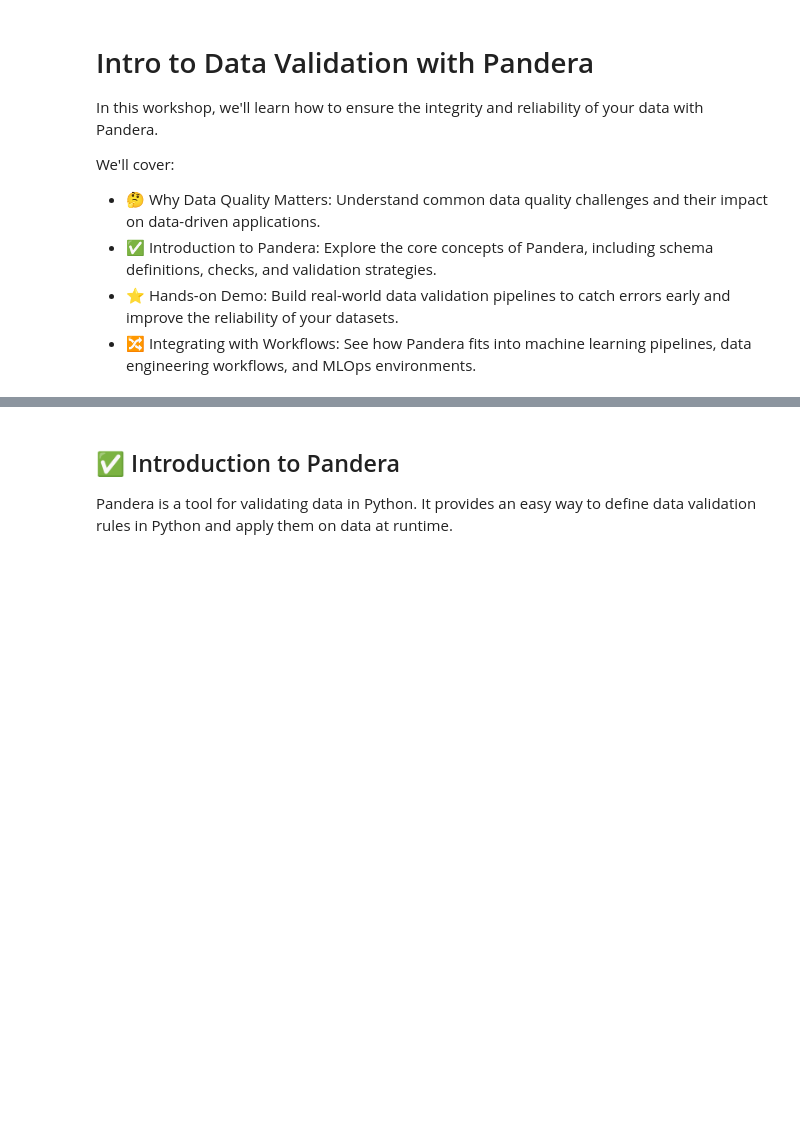
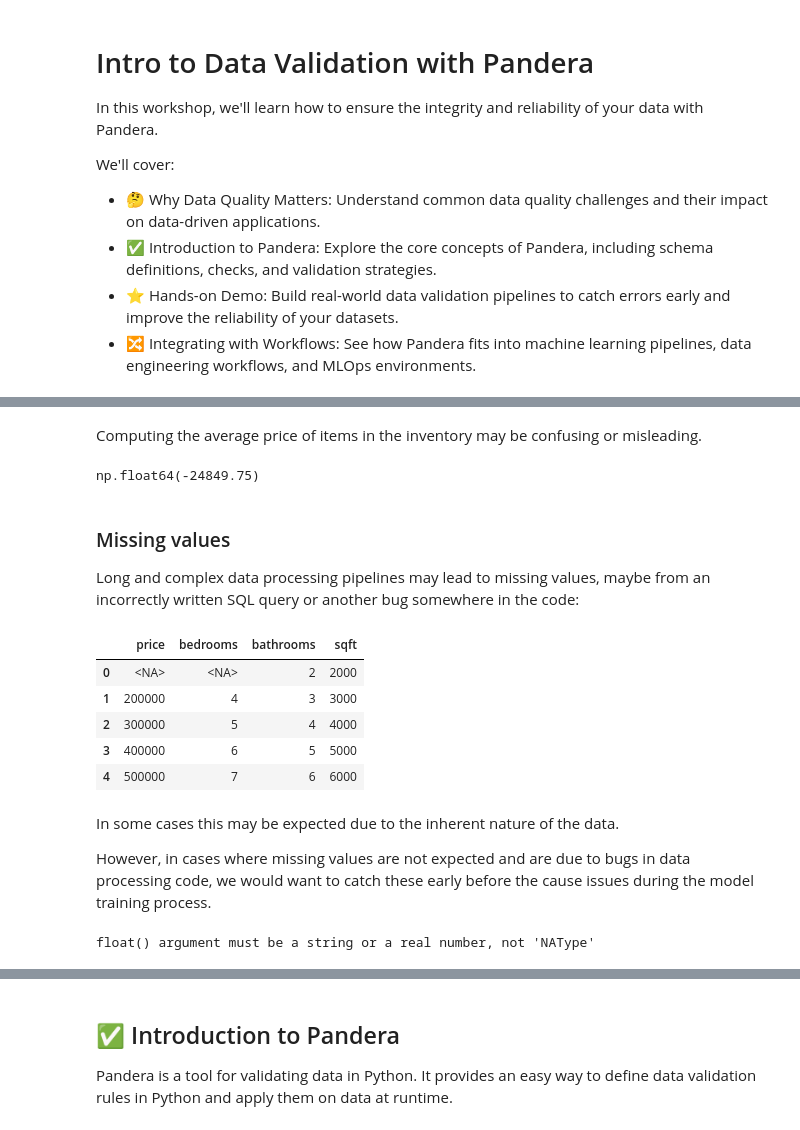
Before and after one commit to unionai-oss/pandera-workshop, a Jupyter notebook: workshop.ipynb, the cells around one changed output, grey strips where cells are left out. Drawn from its saved outputs; the diff is of its cells as text; code cells hidden in the pictures; blank space fills up the shorter version.

```diff
--- a/workshop.ipynb
+++ b/workshop.ipynb
@@ -20,0 +86,43 @@ Common data quality challenges:
+# %% [markdown]
+Computing the average price of items in the inventory may be confusing or misleading.
+# %%
+prices_df["prices"].mean()
+# %% [output]
+np.float64(-24849.75)
+# %% [markdown]
+### Missing values
+
+Long and complex data processing pipelines may lead to missing values, maybe
+from an incorrectly written SQL query or another bug somewhere in the code:
+# %%
+housing_df = pd.DataFrame({
+    "price": [pd.NA, 200000, 300000, 400000, 500000],
+    "bedrooms": [pd.NA, 4, 5, 6, 7],
+    "bathrooms": [2, 3, 4, 5, 6],
+    "sqft": [2000, 3000, 4000, 5000, 6000],
+})
+housing_df
+# %% [output]
+|  | price | bedrooms | bathrooms | sqft |
+| 0 | <NA> | <NA> | 2 | 2000 |
+| 1 | 200000 | 4 | 3 | 3000 |
+| 2 | 300000 | 5 | 4 | 4000 |
+| 3 | 400000 | 6 | 5 | 5000 |
+| 4 | 500000 | 7 | 6 | 6000 |
+# %% [markdown]
+In some cases this may be expected due to the inherent nature of the data.
+
+However, in cases where missing values are not expected and are due to bugs in
+data processing code, we would want to catch these early before the cause issues
+during the model training process.
+# %%
+from sklearn.linear_model import LinearRegression
+
+try:
+    model = LinearRegression()
+    model.fit(housing_df[["bedrooms", "bathrooms", "sqft"]], housing_df["price"])
+    model.predict(housing_df[["bedrooms", "bathrooms", "sqft"]])
+except Exception as e:
+    print(e)
+# %% [output]
+float() argument must be a string or a real number, not 'NAType'
```
Also changed, not shown: parts of 25 cells of this notebook, 1 other file.
